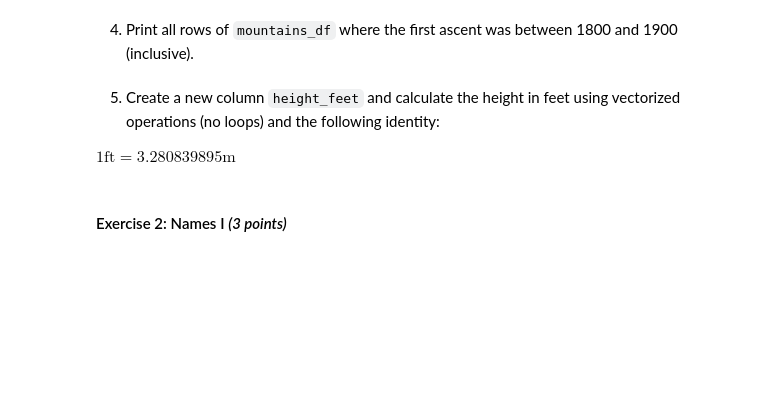
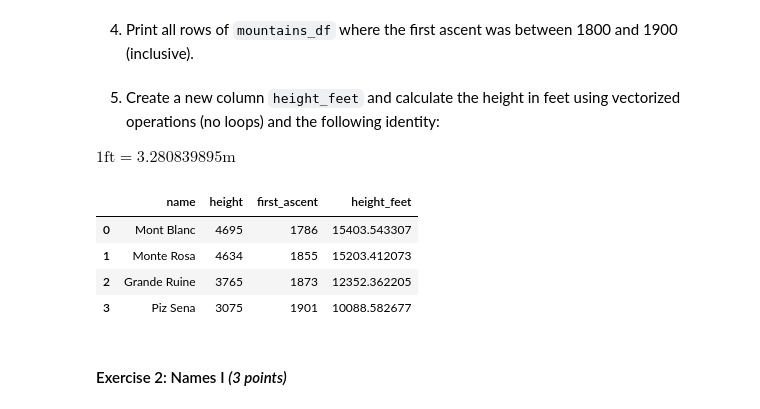
Before and after one commit to aoiram/2526-unibe-advanced-python, a Jupyter notebook: assignments/Assignment05.ipynb, the cells around one changed output. Cells and saved outputs as stored; diff of their text form; code cells hidden in the pictures; blank space fills up the shorter version.

```diff
--- a/assignments/Assignment05.ipynb
+++ b/assignments/Assignment05.ipynb
@@ -35,3 +35,10 @@
 Do not specify a specific column as an index.
 # %%
 # TODO
+import pandas as pd
+mountains_df = pd.DataFrame({
+    'name': ['Mont Blanc', 'Monte Rosa', 'Grande Ruine', 'Piz Sena'],
+    'height': [46950, 4634, 3765, 3075],
+    'first_ascent': [1786, 1855, 1873, 1901]
+})
+mountains_df
@@ -45,5 +72,6 @@ Do not specify a specific column as an index.
 3. Correct the height of Mont Blanc by replacing the incorrect value `46950` with the correct value `4695` in the DataFrame Use an indexing approach that clearly identifies the correct row, then briefly explain your choice.
 # %%
 # TODO
+mountains_df.loc[mountains_df['name'] == 'Mont Blanc', 'height'] = 4695
 # %% [markdown]
 **Your answer**: TODO
@@ -57,6 +87,14 @@ Do not specify a specific column as an index.
 $1 \mathrm{ft} = 3.280839895 \mathrm{m}$
 # %%
 # TODO
+mountains_df['height_feet'] = mountains_df['height'] * 3.280839895
+mountains_df
+# %% [output]
+|  | name | height | first_ascent | height_feet |
+| 0 | Mont Blanc | 4695 | 1786 | 15403.543307 |
+| 1 | Monte Rosa | 4634 | 1855 | 15203.412073 |
+| 2 | Grande Ruine | 3765 | 1873 | 12352.362205 |
+| 3 | Piz Sena | 3075 | 1901 | 10088.582677 |
 # %% [markdown]
 #### Exercise 2: Names I *(3 points)*
 # %% [markdown]
```
Also changed, not shown: parts of 21 cells of this notebook.
